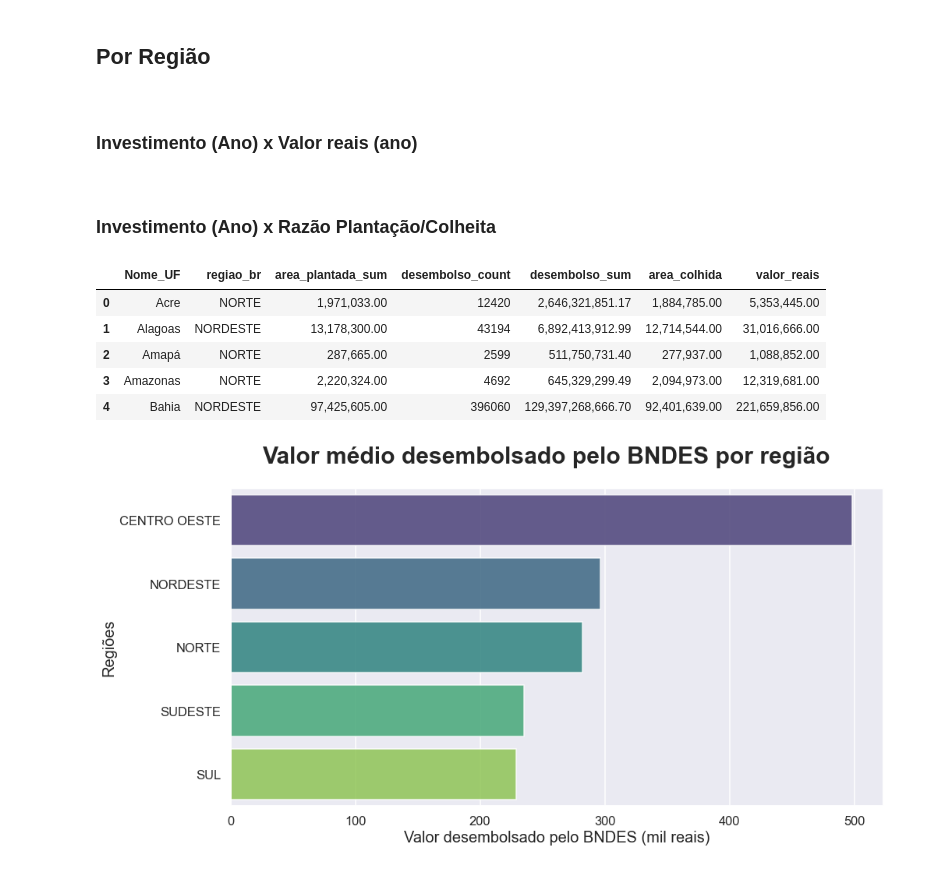
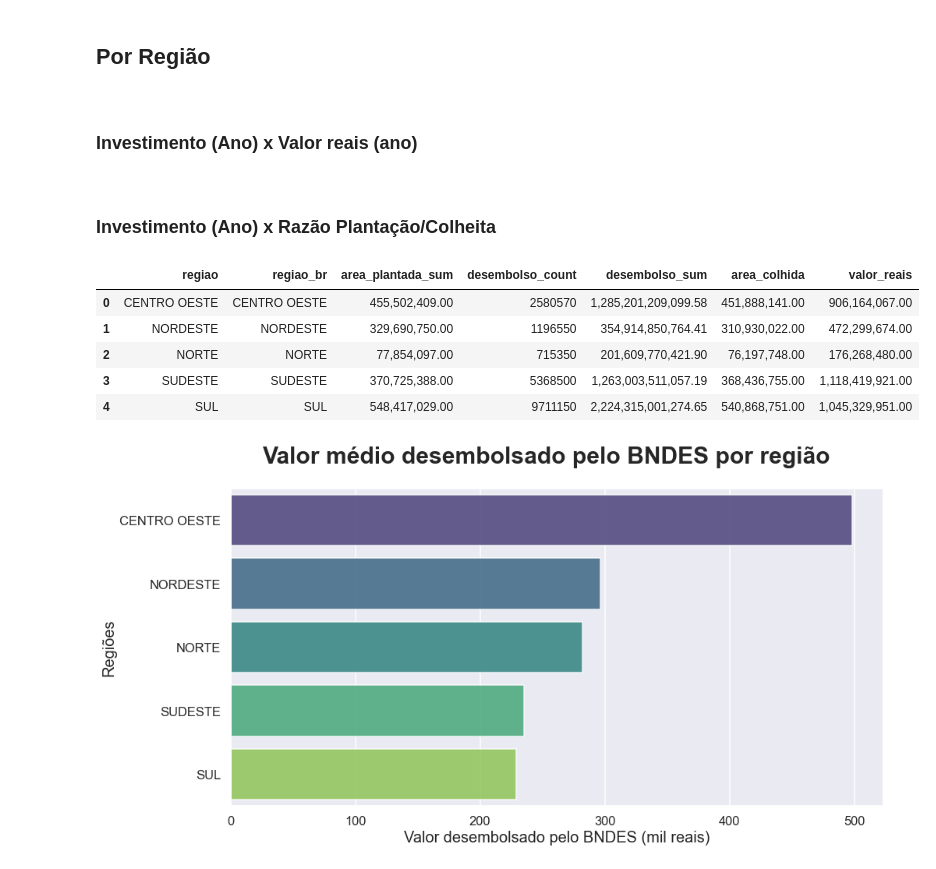
Before and after one commit to EricaFer/BNDES, a Jupyter notebook: Analysis/analysis_mun.ipynb, the cells around one changed output. Saved outputs shown, nothing was run; the diff lists cells and outputs as text; code cells hidden in the pictures.

```diff
--- a/Analysis/analysis_mun.ipynb
+++ b/Analysis/analysis_mun.ipynb
@@ -22,14 +22,8 @@ desembolso = pd.read_csv('./data/desembolsos-mensais.zip', encoding="UTF-8", sep
 # PAM - Produção Agrícola Municipal
 pam = pd.read_csv('./data/PAM.zip', encoding="UTF-8", sep=";", decimal=",")
 
-# Dataframe de dados Divisão Territorial Brasileira
-df_loc = pd.read_excel(zf.open('RELATORIO_DTB_BRASIL_MUNICIPIO.ods'),engine='odf')
-
 # Pega os Top 10 municípios mais inovativos
-top_20 = pd.read_csv('./Analysis_1/data/top_20_mun_inovativos.csv', index_col = 0)
-
-# Pegando somente as colunas necessárias
-df_loc = df_loc[['UF','Nome_UF', 'Município', 'Código Município Completo', 'Nome_Município']]
+top_20 = pd.read_csv('./data/top_20_mun_inovativos.csv', index_col = 0)
 # %%
 desembolso.head()
 # %% [output]
@@ -58,20 +61,18 @@ pam.head()
 # %%
-# Junta PAM e Dados de LOcalização do IBGE
-df = df_loc.merge(pam,left_on='Código Município Completo',right_on='municipio_codigo',how='inner')
-
 # Torna os dados de desembolso compatíveis com os dados externos
 desembolso = desembolso[((desembolso['setor_bndes'] == 'AGROPECUÁRIA') & (desembolso.ano.astype(int) <= 2019) & (desembolso.ano.astype(int) >= 1997))]
 
 # Agrupando os desembolsos por município
-desembolso = desembolso[["municipio", "uf", "municipio_codigo", "desembolsos_reais", 'regiao']]\
-                .groupby(["municipio"]).agg(uf=("uf", "first"), municipio_codigo=("municipio_codigo", "first"), desembolso_count=("desembolsos_reais", "count"), desembolso_sum=("desembolsos_reais", "sum"), regiao = ('regiao', 'first'))\
+desembolso = desembolso[["municipio", "municipio_codigo", "desembolsos_reais", 'regiao']]\
+                .groupby(["municipio"])\
+                .agg(municipio_codigo=("municipio_codigo", "first"),
+                     desembolso_count=("desembolsos_reais", "count"),
+                     desembolso_sum=("desembolsos_reais", "sum"),
+                     regiao = ('regiao', 'first'))\
                 .reset_index()
 
 # Junta esses dados com o Desembolsos
-df = desembolso.merge(df,left_on='municipio_codigo',right_on='municipio_codigo',how='inner')
-
-# Retirando colunas repetidas
-df.drop(columns = ['uf','UF','Município','Código Município Completo'], axis = 1, inplace = True)
+df = desembolso.merge(pam,left_on='municipio_codigo',right_on='municipio_codigo',how='inner')
 
 df.head()
 # %% [output]
@@ -94,52 +95,42 @@ df.head()
 # %%
 # Criação de um dataframe por divisão de região
 
 df.razao_colheita_plantio = df.razao_colheita_plantio.astype(float)
 
-df_estado =  df[['regiao',"Nome_UF", "area_plantada", "area_colhida", 'valor_reais', 'razao_colheita_plantio', 'desembolso_sum', 'desembolso_count']]\
-                .groupby(["Nome_UF"])\
-                .agg(regiao_br = ("regiao", "first"),
-                     area_plantada_sum = ("area_plantada", "sum"),
-                     desembolso_count=("desembolso_count", "sum"),
-                     desembolso_sum=("desembolso_sum", "sum"),
-                     area_colhida = ('area_colhida', 'sum'),
-                     valor_reais = ('valor_reais', 'sum'))\
-                .reset_index()
-
-df_regiao =  df[['regiao',"Nome_UF", "area_plantada", "area_colhida", 'valor_reais', 'razao_colheita_plantio', 'desembolso_sum', 'desembolso_count']]\
+df_regiao =  df[['regiao',"area_plantada", "area_colhida", 'valor_reais', 'razao_colheita_plantio', 'desembolso_sum', 'desembolso_count']]\
                 .groupby(["regiao"])\
                 .agg(regiao_br =  ("regiao", "first"),
                      area_plantada_sum = ("area_plantada", "sum"),
                      desembolso_count=("desembolso_count", "sum"),
                      desembolso_sum=("desembolso_sum", "sum"),
                      area_colhida = ('area_colhida', 'sum'),
                      valor_reais = ('valor_reais', 'sum'))\
                 .reset_index()
 
-df_municipio = df[['municipio','regiao',"Nome_UF", "area_plantada",
+df_municipio = df[['municipio','regiao',"area_plantada",
                     "area_colhida", 'valor_reais', 'razao_colheita_plantio',
                     'desembolso_sum', 'desembolso_count', 'municipio_codigo']]\
                 .groupby(["municipio"])\
                 .agg(razao = ('razao_colheita_plantio', np.mean),
                      regiao_br = ("regiao", "first"),
                      area_plantada_sum = ("area_plantada", "sum"),
                      desembolso_count=("desembolso_count", "sum"),
                      desembolso_sum=("desembolso_sum", "sum"),
                      area_colhida = ('area_colhida', 'sum'),
                      valor_reais = ('valor_reais', 'sum'),
                      municipio_cod = ('municipio_codigo', 'first'))\
                 .reset_index()
 
 df_municipio['inovativo'] = ['Sim'  if x in list(top_20.municipio_codigo) else 'Não' for x in df_municipio.municipio_cod]
 
-df_estado.head()
+df_regiao.head()
 # %% [output]
-|  | Nome_UF | regiao_br | area_plantada_sum | desembolso_count | desembolso_sum | area_colhida | valor_reais |
-| 0 | Acre | NORTE | 1,971,033.00 | 12420 | 2,646,321,851.17 | 1,884,785.00 | 5,353,445.00 |
-| 1 | Alagoas | NORDESTE | 13,178,300.00 | 43194 | 6,892,413,912.99 | 12,714,544.00 | 31,016,666.00 |
-| 2 | Amapá | NORTE | 287,665.00 | 2599 | 511,750,731.40 | 277,937.00 | 1,088,852.00 |
-| 3 | Amazonas | NORTE | 2,220,324.00 | 4692 | 645,329,299.49 | 2,094,973.00 | 12,319,681.00 |
-| 4 | Bahia | NORDESTE | 97,425,605.00 | 396060 | 129,397,268,666.70 | 92,401,639.00 | 221,659,856.00 |
+|  | regiao | regiao_br | area_plantada_sum | desembolso_count | desembolso_sum | area_colhida | valor_reais |
+| 0 | CENTRO OESTE | CENTRO OESTE | 455,502,409.00 | 2580570 | 1,285,201,209,099.58 | 451,888,141.00 | 906,164,067.00 |
+| 1 | NORDESTE | NORDESTE | 329,690,750.00 | 1196550 | 354,914,850,764.41 | 310,930,022.00 | 472,299,674.00 |
+| 2 | NORTE | NORTE | 77,854,097.00 | 715350 | 201,609,770,421.90 | 76,197,748.00 | 176,268,480.00 |
+| 3 | SUDESTE | SUDESTE | 370,725,388.00 | 5368500 | 1,263,003,511,057.19 | 368,436,755.00 | 1,118,419,921.00 |
+| 4 | SUL | SUL | 548,417,029.00 | 9711150 | 2,224,315,001,274.65 | 540,868,751.00 | 1,045,329,951.00 |
 # %%
 sns.set_theme(style="darkgrid")
 
```
Also changed, not shown: parts of 5 cells of this notebook, 11 other files.
